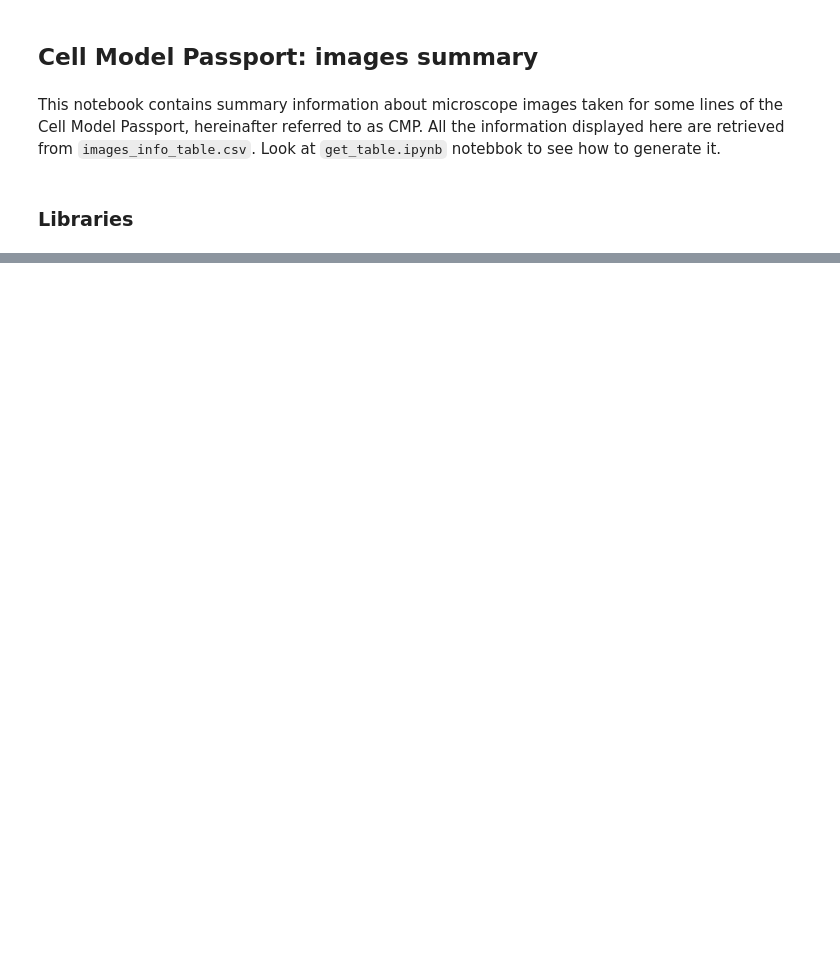
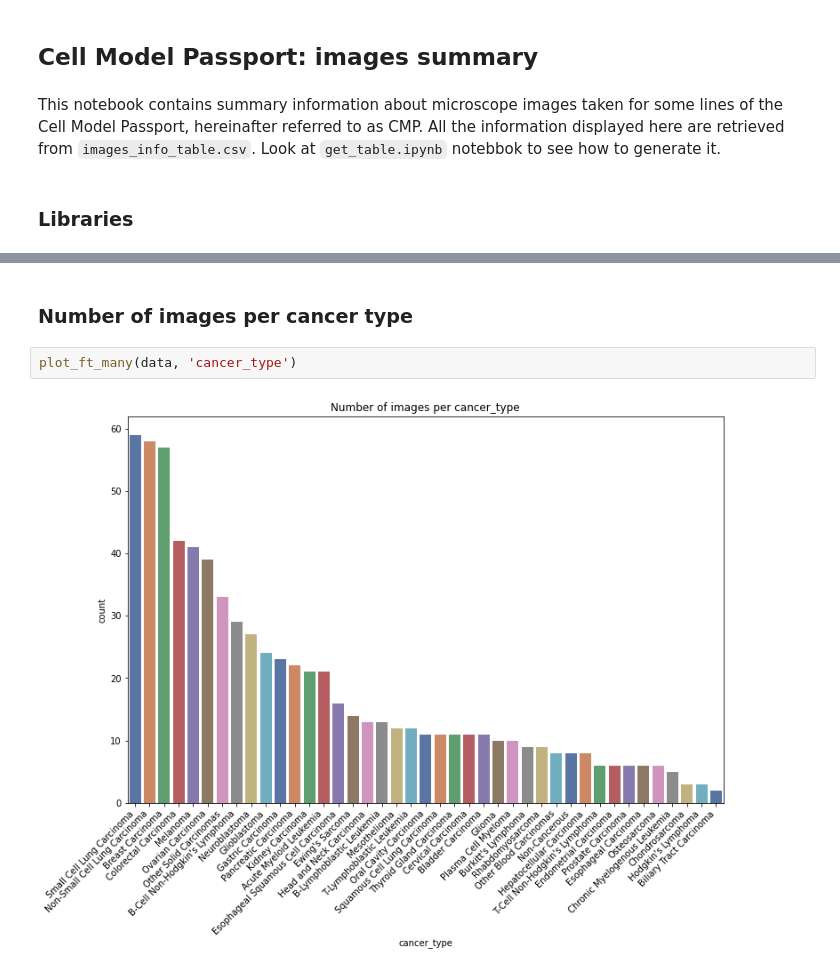
Before and after one commit to apollo994/CMP_, a Jupyter notebook: notebooks/images_summary.ipynb, the cells around one changed output, grey strips where cells are left out. Cells and saved outputs as stored; diff of their text form; blank space fills up the shorter version.

```diff
--- a/notebooks/images_summary.ipynb
+++ b/notebooks/images_summary.ipynb
@@ -381,0 +84,6 @@ today
+# %% [markdown]
+### Number of images per cancer type
+# %%
+plot_ft_many(data, 'cancer_type')
+# %% [output]
+[figure, added]
```
Also changed, not shown: parts of 57 cells of this notebook.
